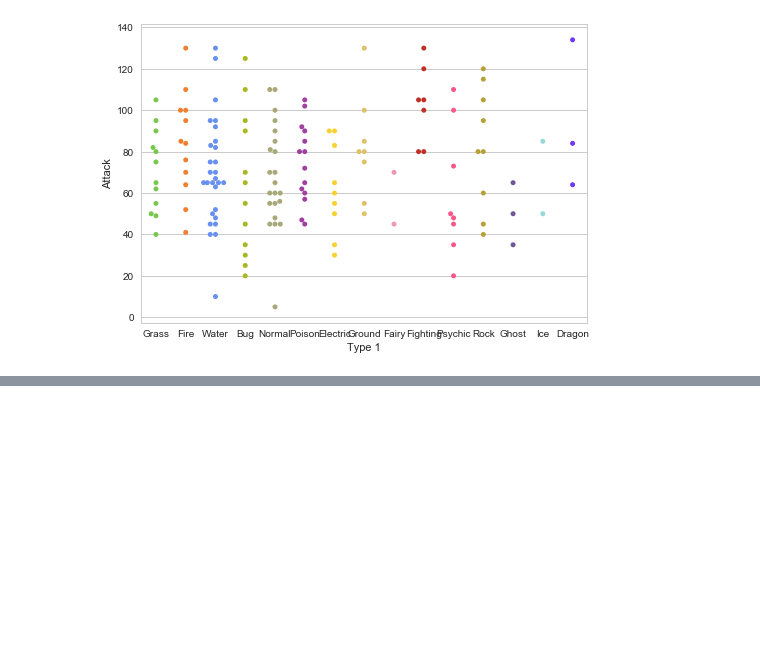
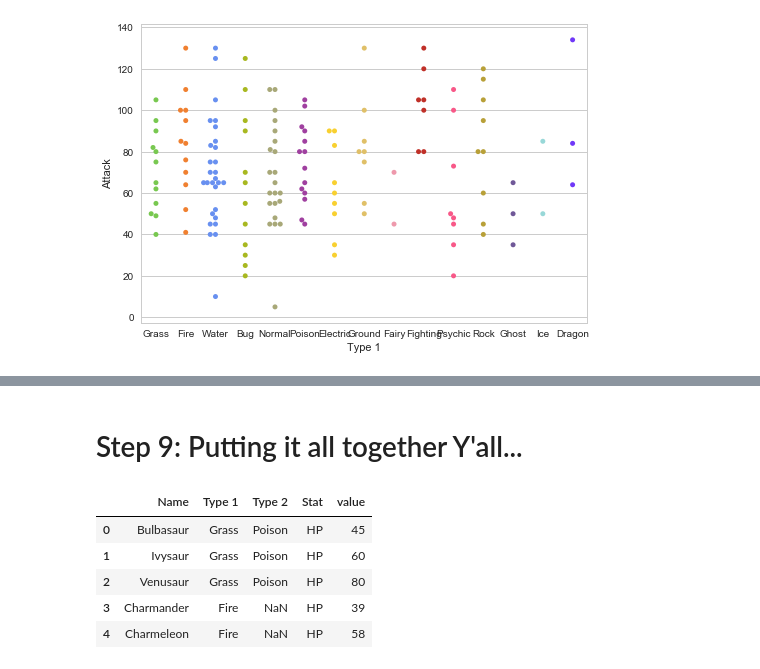
Before and after one commit to kbrook10/python_seaborn_tutorial, a Jupyter notebook: Python Seaborn Tutorial - EliteDataScience.ipynb, the cells around one changed output, grey strips where cells are left out. Drawn from its saved outputs; the diff is of its cells as text; code cells hidden in the pictures; blank space fills up the shorter version.

```diff
--- a/Python Seaborn Tutorial - EliteDataScience.ipynb
+++ b/Python Seaborn Tutorial - EliteDataScience.ipynb
@@ -127,0 +146,15 @@ sns.swarmplot(x='Type 1', y='Attack', data=df, palette=pkmn_type_colors)
+# %% [markdown]
+# Step 9: Putting it all together Y'all...
+# %%
+# Merge the various six stats into one variable and create new rows for each
+melted_df = pd.melt(stats_df, id_vars=['Name', 'Type 1', 'Type 2'], var_name='Stat')
+
+# Print the top 5 rows of the melted dataframe
+melted_df.head()
+# %% [output]
+|  | Name | Type 1 | Type 2 | Stat | value |
+| 0 | Bulbasaur | Grass | Poison | HP | 45 |
+| 1 | Ivysaur | Grass | Poison | HP | 60 |
+| 2 | Venusaur | Grass | Poison | HP | 80 |
+| 3 | Charmander | Fire | NaN | HP | 39 |
+| 4 | Charmeleon | Fire | NaN | HP | 58 |
```
Also changed, not shown: parts of 5 cells of this notebook.
